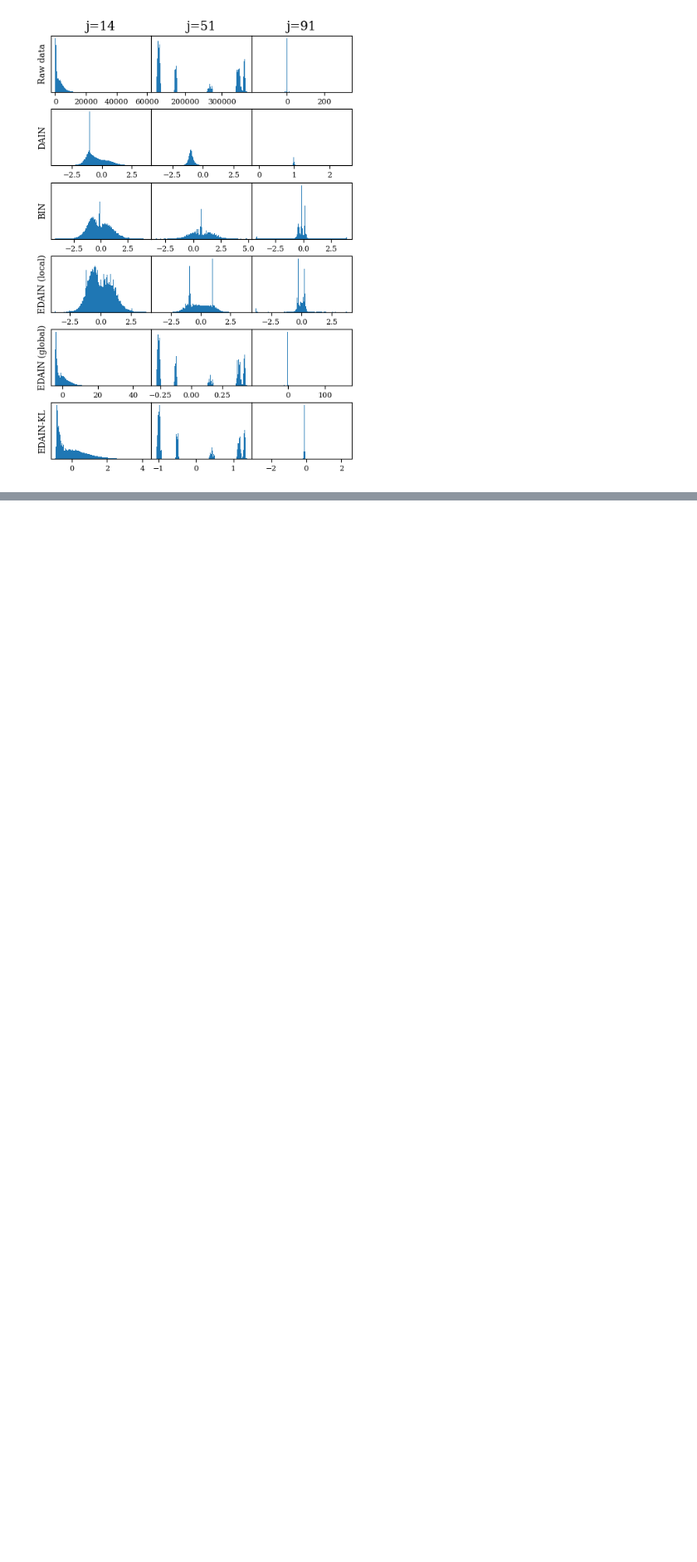
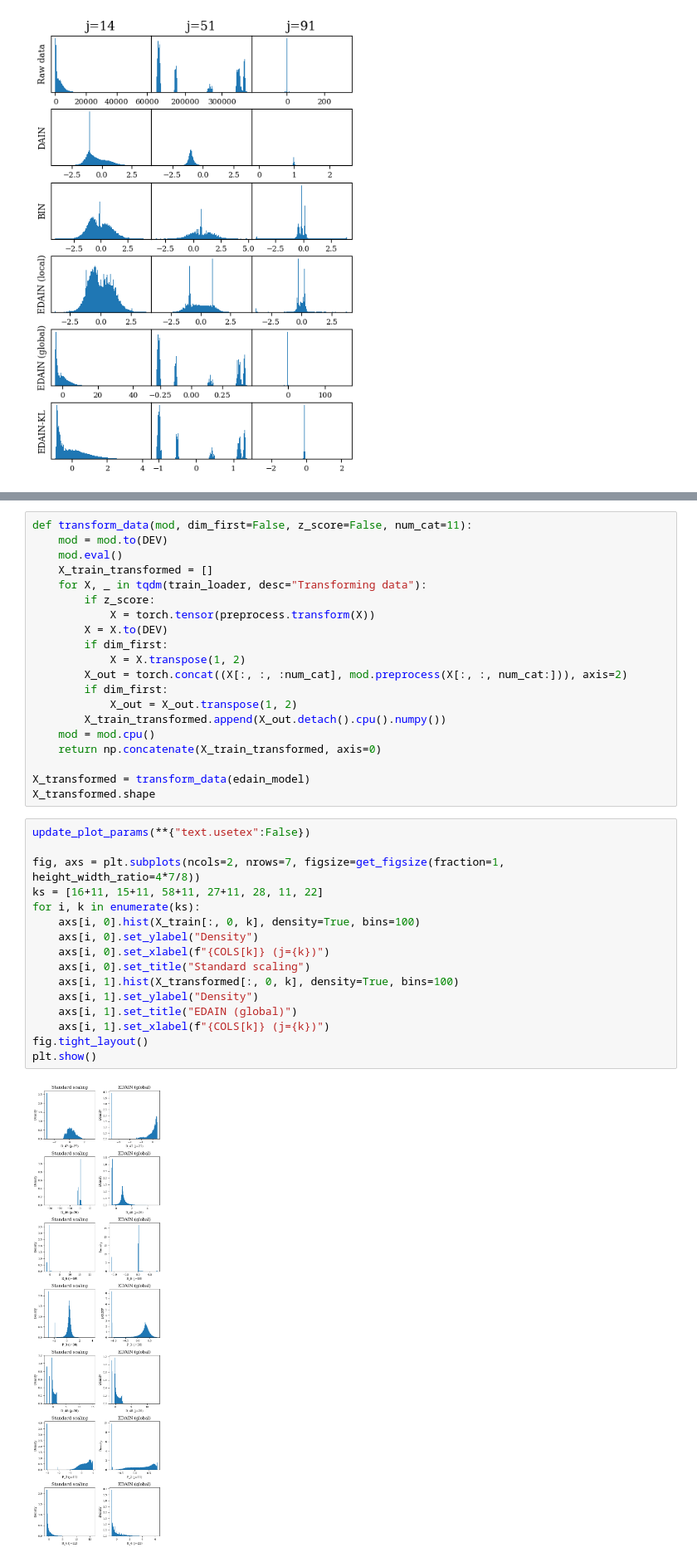
Before and after one commit to marcusGH/edain_paper, a Jupyter notebook: notebooks/eda_plots.ipynb, the cells around one changed output, grey strips where cells are left out. Shown at 83% size. Cells and saved outputs as stored; diff of their text form; blank space fills up the shorter version.

Commit message:
Add amex example edain plots

```diff
--- a/notebooks/eda_plots.ipynb
+++ b/notebooks/eda_plots.ipynb
@@ -791,0 +914,38 @@ save_plot(fig, "lob_example_transformations")
+# %%
+def transform_data(mod, dim_first=False, z_score=False, num_cat=11):
+    mod = mod.to(DEV)
+    mod.eval()
+    X_train_transformed = []
+    for X, _ in tqdm(train_loader, desc="Transforming data"):
+        if z_score:
+            X = torch.tensor(preprocess.transform(X))
+        X = X.to(DEV)
+        if dim_first:
+            X = X.transpose(1, 2)
+        X_out = torch.concat((X[:, :, :num_cat], mod.preprocess(X[:, :, num_cat:])), axis=2)
+        if dim_first:
+            X_out = X_out.transpose(1, 2)
+        X_train_transformed.append(X_out.detach().cpu().numpy())
+    mod = mod.cpu()
+    return np.concatenate(X_train_transformed, axis=0)
+
+X_transformed = transform_data(edain_model)
+X_transformed.shape
+# %%
+update_plot_params(**{"text.usetex":False})
+
+fig, axs = plt.subplots(ncols=2, nrows=7, figsize=get_figsize(fraction=1, height_width_ratio=4*7/8))
+ks = [16+11, 15+11, 58+11, 27+11, 28, 11, 22]
+for i, k in enumerate(ks):
+    axs[i, 0].hist(X_train[:, 0, k], density=True, bins=100)
+    axs[i, 0].set_ylabel("Density")
+    axs[i, 0].set_xlabel(f"{COLS[k]} (j={k})")
+    axs[i, 0].set_title("Standard scaling")
+    axs[i, 1].hist(X_transformed[:, 0, k], density=True, bins=100)
+    axs[i, 1].set_ylabel("Density")
+    axs[i, 1].set_title("EDAIN (global)")
+    axs[i, 1].set_xlabel(f"{COLS[k]} (j={k})")
+fig.tight_layout()
+plt.show()
+# %% [output]
+[figure, added]
```
Also changed, not shown: parts of 8 cells of this notebook, 1 other file.
